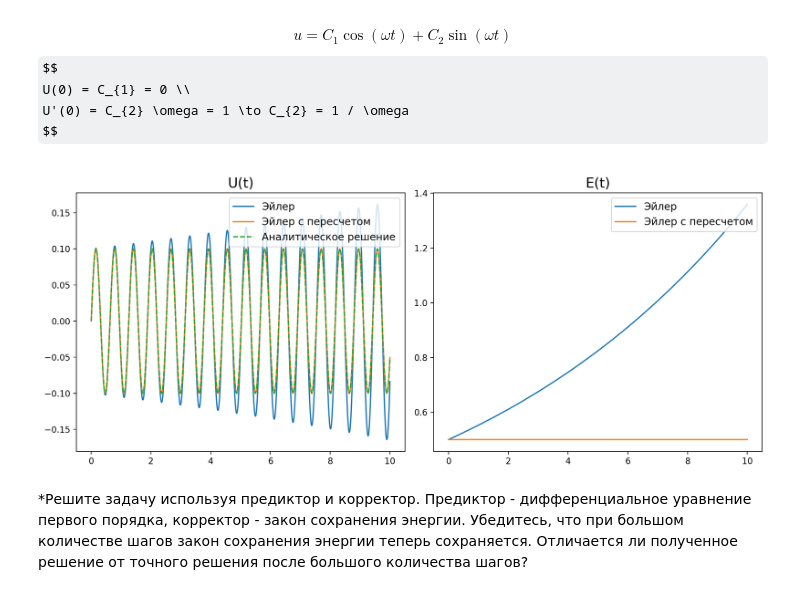
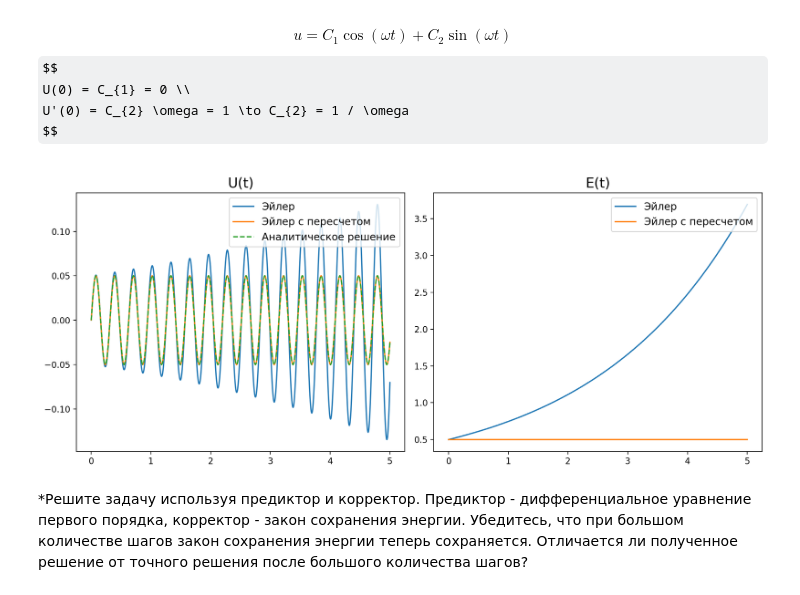
Before and after one commit to ShmakovVladimir/Computational_mathematics_second_sem, a Jupyter notebook: part_2/hw6/6 Задание - Задача Коши.ipynb, the cells around one changed output. Drawn from its saved outputs; the diff is of its cells as text; code cells hidden in the pictures; some formulas as TeX source.

```diff
--- a/part_2/hw6/6 Задание - Задача Коши.ipynb
+++ b/part_2/hw6/6 Задание - Задача Коши.ipynb
@@ -500,31 +500,31 @@ U(0) = C_{1} = 0 \\
 U'(0) = C_{2} \omega = 1 \to C_{2} = 1 / \omega
 $$
 # %%
-omega = 10
+omega = 20
 a = [[0, 1], [-np.power(omega, 2), 0]]
 T = 100 / omega
 dt = 1e-3
 u0 = [0, 1]
 tt, h = euler_solve2(a, u0, T, dt)
 E = np.power(h[:, 1], 2) / 2 + np.power(omega * h[:, 0], 2) / 2
 _, h_runge = runge_method(a, u0, T, dt)
 E_runge = np.power(h_runge[:, 1], 2) / 2 + np.power(omega * h_runge[:, 0], 2) / 2
 fig, ax = plt.subplots(1, 2, figsize = (12, 5), dpi = 200)
 ax[0].plot(tt, h[:, 0], label = 'Эйлер')
 ax[1].plot(tt, E, label = 'Эйлер')
 
 ax[0].plot(tt, h_runge[:, 0], label = 'Эйлер c пересчетом')
 ax[1].plot(tt, E_runge, label = 'Эйлер с пересчетом')
 
 ax[0].plot(tt, np.sin(omega * tt) / omega, linestyle = '--', label = 'Аналитическое решение')
 
 ax[1].set_title("E(t)", fontsize = 16)
 ax[0].set_title("U(t)", fontsize = 16)
 ax[0].legend(fontsize = 12, loc = 'upper right')
 ax[1].legend(fontsize = 12, loc = 'upper right')
 fig.tight_layout()
 # %% [output]
-[figure, old version]
+[figure, new version]
 # %% [markdown]
 *Решите задачу используя предиктор и корректор. Предиктор - дифференциальное уравнение первого порядка, корректор - закон сохранения энергии. Убедитесь, что при большом количестве шагов закон сохранения энергии теперь сохраняется. Отличается ли полученное решение от точного решения после большого количества шагов?
 # %% [markdown]
```
Also changed, not shown: parts of 5 cells of this notebook, 3 other files.
